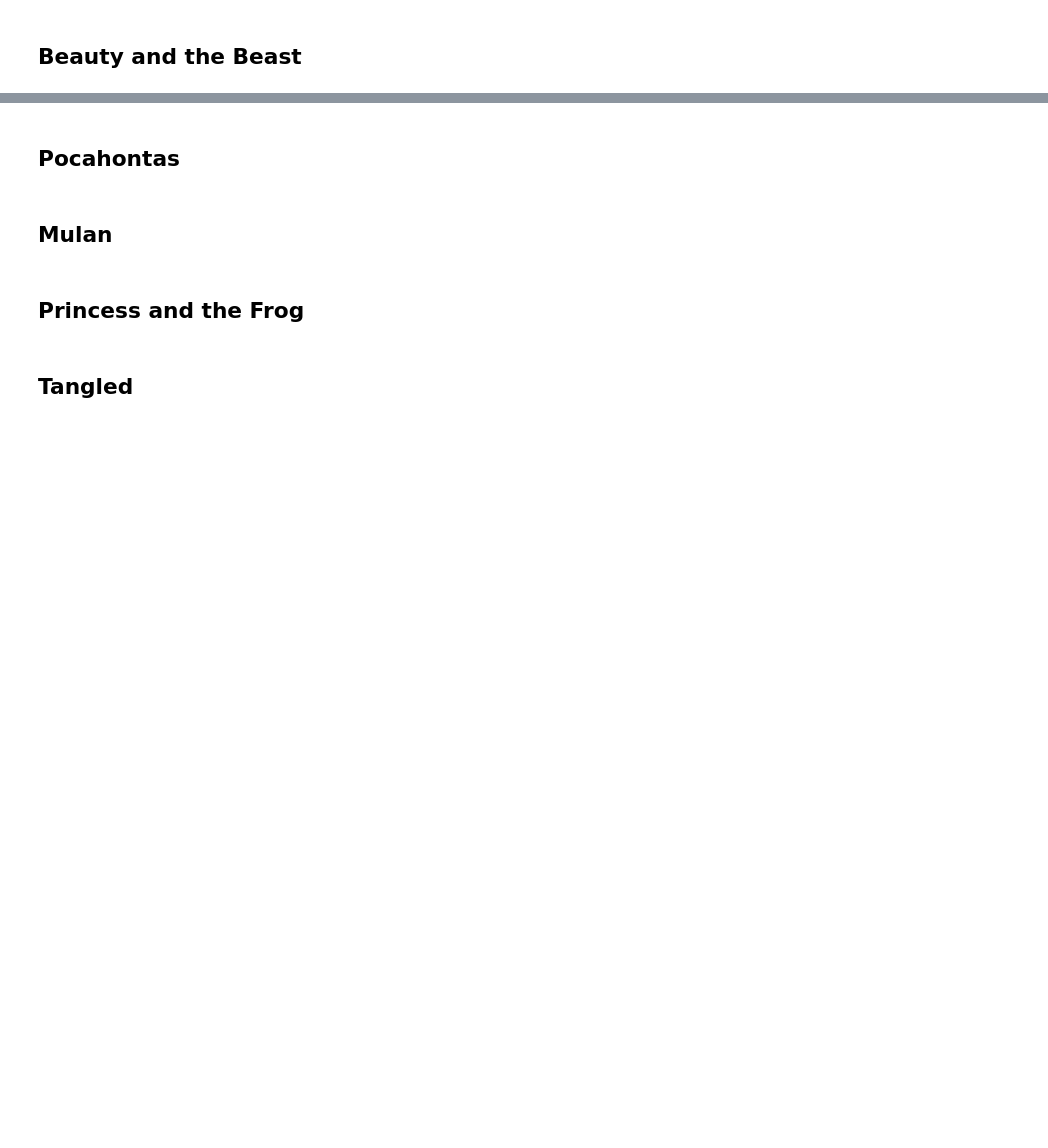
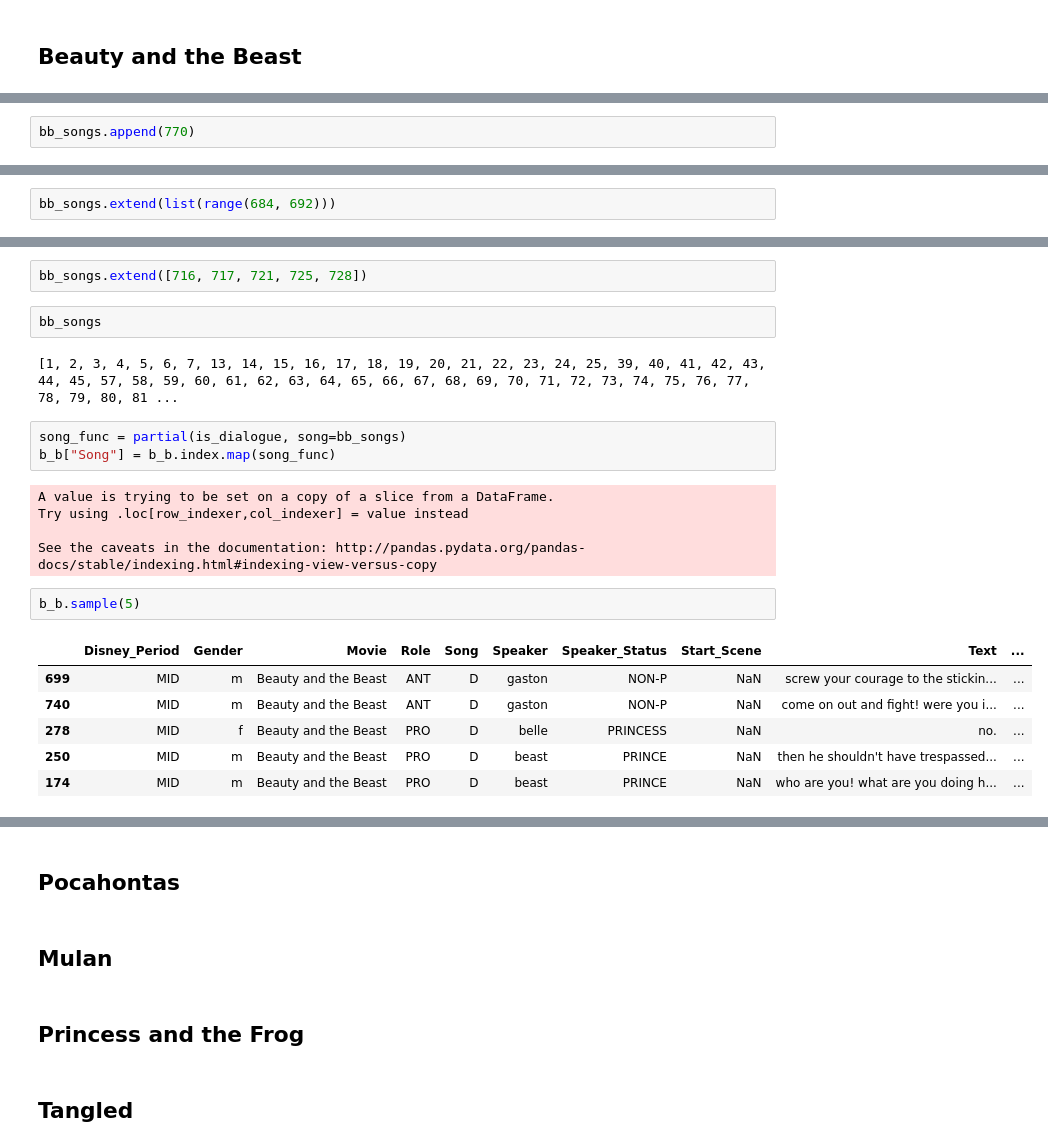
Before and after one commit to Data-Science-for-Linguists-2019/Animated-Movie-Gendered-Dialogue, a Jupyter notebook: code/Disney_Data_Edits.ipynb, the cells around one changed output, grey strips where cells are left out. Drawn from its saved outputs; the diff is of its cells as text; blank space fills up the shorter version.

```diff
--- a/code/Disney_Data_Edits.ipynb
+++ b/code/Disney_Data_Edits.ipynb
@@ -2132,0 +2596,2 @@ al.head()
+# %%
+bb_songs.append(770)
@@ -2132,0 +2622,2 @@ al.head()
+# %%
+bb_songs.extend(list(range(684, 692)))
@@ -2132,0 +2670,23 @@ al.head()
+# %%
+bb_songs.extend([716, 717, 721, 725, 728])
+# %%
+bb_songs
+# %% [output]
+[1, 2, 3, 4, 5, 6, 7, 13, 14, 15, 16, 17, 18, 19, 20, 21, 22, 23, 24, 25, 39, 40, 41, 42, 43, 44, 45, 57, 58, 59, 60, 61, 62, 63, 64, 65, 66, 67, 68, 69, 70, 71, 72, 73, 74, 75, 76, 77, 78, 79, 80, 81 ...
+# %%
+song_func = partial(is_dialogue, song=bb_songs)
+b_b["Song"] = b_b.index.map(song_func)
+# %% [output]
+A value is trying to be set on a copy of a slice from a DataFrame.
+Try using .loc[row_indexer,col_indexer] = value instead
+
+See the caveats in the documentation: http://pandas.pydata.org/pandas-docs/stable/indexing.html#indexing-view-versus-copy
+# %%
+b_b.sample(5)
+# %% [output]
+|  | Disney_Period | Gender | Movie | Role | Song | Speaker | Speaker_Status | Start_Scene | Text | ... |
+| 699 | MID | m | Beauty and the Beast | ANT | D | gaston | NON-P | NaN | screw your courage to the stickin... | ... |
+| 740 | MID | m | Beauty and the Beast | ANT | D | gaston | NON-P | NaN | come on out and fight! were you i... | ... |
+| 278 | MID | f | Beauty and the Beast | PRO | D | belle | PRINCESS | NaN | no. | ... |
+| 250 | MID | m | Beauty and the Beast | PRO | D | beast | PRINCE | NaN | then he shouldn't have trespassed... | ... |
+| 174 | MID | m | Beauty and the Beast | PRO | D | beast | PRINCE | NaN | who are you! what are you doing h... | ... |
```
Also changed, not shown: parts of 51 cells of this notebook.
